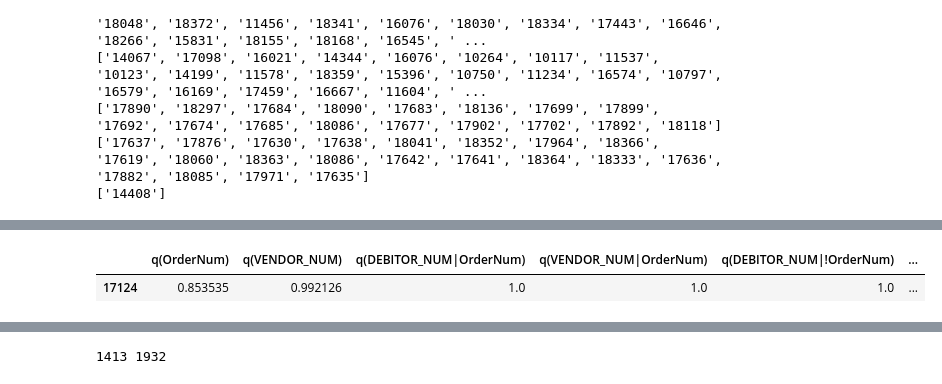
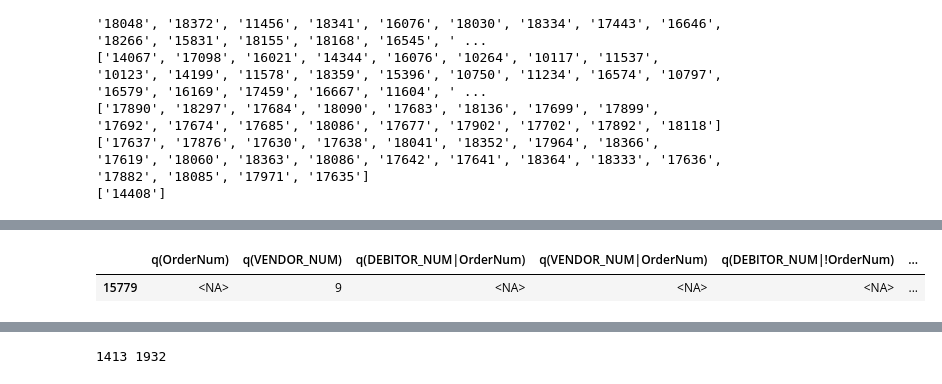
Before and after one commit to FusionShareeza/Masterarbeit, a Jupyter notebook: sqlconnector.ipynb, the cells around one changed output, grey strips where cells are left out. Drawn from its saved outputs; the diff is of its cells as text; code cells hidden in the pictures.

```diff
--- a/sqlconnector.ipynb
+++ b/sqlconnector.ipynb
@@ -93,7 +93,7 @@ df_table_cclogattributes.to_csv('data/cclogattributes_T_'+tenant+'.csv', index=F
 # %% [output]
 pandas only supports SQLAlchemy connectable (engine/connection) or database string URI or sqlite3 DBAPI2 connection. Other DBAPI2 objects are not tested. Please consider using SQLAlchemy.
 # %%
-tenant = '000git'
+tenant = '0006sg'
 # %%
 def connect_to_db_better(connection_string,
                     database,
@@ -659,11 +700,11 @@ def sort_numbers_by_position(df, sollwerte_transposed ,col_name, threshold):
     return sorted_numbers, threshold_numbers
 # %%
 startdate = "'2022-12-20 09:44:23.030'"
-enddate = "'2023-05-31 12:28:20.000'"
+enddate = "'2023-06-13 12:28:20.000'"
 
 df_table_cclogattributes = get_table_data_CCLOG('CCLogAttributes', connect_to_db_better(connection_string= 'classconprocessingger.database.windows.net', database = 'T_'+tenant+'')
                                            ,""+startdate+"",""+enddate+"")
-df_table_cclogattributes = df_table_cclogattributes.drop(['Zone','LogTime','Attribute_DataType','LogTimeTicks'], axis=1)
+df_table_cclogattributes = df_table_cclogattributes.drop(['Zone','Attribute_DataType','LogTimeTicks'], axis=1)
 df_table_cclogattributes = df_table_cclogattributes.replace('\n',' ', regex=True)
 df_table_cclogattributes = df_table_cclogattributes.replace('\r',' ', regex=True)
 df_table_cclogattributes.to_csv('./data/cclogattributes_T_'+tenant+'_reduced.csv', index=False, header= True, encoding='utf-8')
@@ -681,10 +722,10 @@ df_scorecard_dataframe = pd.DataFrame(columns=['Mandant','Lieferant','Fehlercode
 sollwerte = pd.read_csv('data/sollwerte.csv', encoding='utf-8')
 sollwerte_transposed = sollwerte.set_index('Unnamed: 0').T
 dc_sorted_df_vendor_complete = dict()
-
+dc_all_frequency_df_vendor_complete = {}
 dc_all_results_df_vendor_complete = {}
 
-df_results_debitor,df_results_frequency ,dc_sorted_df_debitor, schmutz = get_data_values_complete_results(tenant, 'DEBITOR_NUM', df_table_cclogattributes)
+df_results_debitor,df_results_frequency ,dc_sorted_df_debitor, schmutz, schmutz2 = get_data_values_complete_results(tenant, 'DEBITOR_NUM', df_table_cclogattributes)
 outliers_results = get_outliers(df_results_debitor)
 outliers_results_sorted_debitor = sort_outliers(outliers_results, df_results_frequency)
 outliers_results_debitor_frame = outliers_results_sorted_debitor.to_frame()
@@ -695,9 +736,12 @@ count = 0
 for entry in high_frequency_numbers_debitor:
     dc_sorted_df_vendor_complete[entry] = {}
     dc_all_results_df_vendor_complete[entry] = {}
-    df_results_vendor, df_results_frequency_vendor, dc_sorted_df_vendor, dc_vendors = get_data_values_complete_results(tenant, 'VENDOR_NUM', dc_sorted_df_debitor[entry])
+    dc_all_frequency_df_vendor_complete[entry] = {}
+    df_results_vendor, df_results_frequency_vendor, dc_sorted_df_vendor, dc_vendors, dc_frequency = get_data_values_complete_results(tenant, 'VENDOR_NUM', dc_sorted_df_debitor[entry])
     dc_all_results_df_vendor_complete[entry].update(dc_vendors)
     dc_sorted_df_vendor_complete[entry].update(dc_sorted_df_vendor)
+    #display(dc_frequency)
+    dc_all_frequency_df_vendor_complete[entry].update(dc_frequency)
     outliers_results_vendor = get_outliers(df_results_vendor)
     outliers_results_sorted_vendor = sort_outliers(outliers_results_vendor, df_results_frequency_vendor)
     outliers_results_vendor_frame = outliers_results_sorted_vendor.to_frame()
@@ -715,9 +759,10 @@ for entry in high_frequency_numbers_debitor:
 for entry in list(set(df_results_debitor.index) - set(high_frequency_numbers_debitor)):
     dc_sorted_df_vendor_complete[entry] = {}
     dc_all_results_df_vendor_complete[entry] = {}
-    df_results_vendor, df_results_frequency_vendor, dc_sorted_df_vendor, dc_vendors = get_data_values_complete_results(tenant, 'VENDOR_NUM', dc_sorted_df_debitor[entry])
+    df_results_vendor, df_results_frequency_vendor, dc_sorted_df_vendor, dc_vendors,dc_frequency = get_data_values_complete_results(tenant, 'VENDOR_NUM', dc_sorted_df_debitor[entry])
     dc_all_results_df_vendor_complete[entry].update(dc_vendors)
     dc_sorted_df_vendor_complete[entry].update(dc_sorted_df_vendor)
+    dc_all_frequency_df_vendor_complete[entry].update(dc_frequency)
 # %% [output]
 ['16042', '16021', '10117', '18073', '17505', '17424', '16026', '18360', '17488', '17368', '16916', '18290', '18465', '102204', '18176', '17476', '18414', '17510', '17508', '17380', '17492', '17948',  ...
 ['16021', '15300', '10908', '15569', '15054', '17514', '17206', '10100', '17368', '17304', '10252', '15675', '17930', '16169', '14138', '16545', '11456', '17489', '10008', '17459', '18159', '15469', ' ...
@@ -742,5 +775,5 @@ dtype: object
 # %%
-display(dc_all_results_df_vendor_complete["1200"]["17124"])
+display(dc_all_frequency_df_vendor_complete["1200"]["15779"])
 # %% [output]
 |  | q(OrderNum) | q(VENDOR_NUM) | q(DEBITOR_NUM|OrderNum) | q(VENDOR_NUM|OrderNum) | q(DEBITOR_NUM|!OrderNum) | ... |
-| 17124 | 0.853535 | 0.992126 | 1.0 | 1.0 | 1.0 | ... |
+| 15779 | <NA> | 9 | <NA> | <NA> | <NA> | ... |
```
Also changed, not shown: parts of 12 cells of this notebook, 2 other files.
